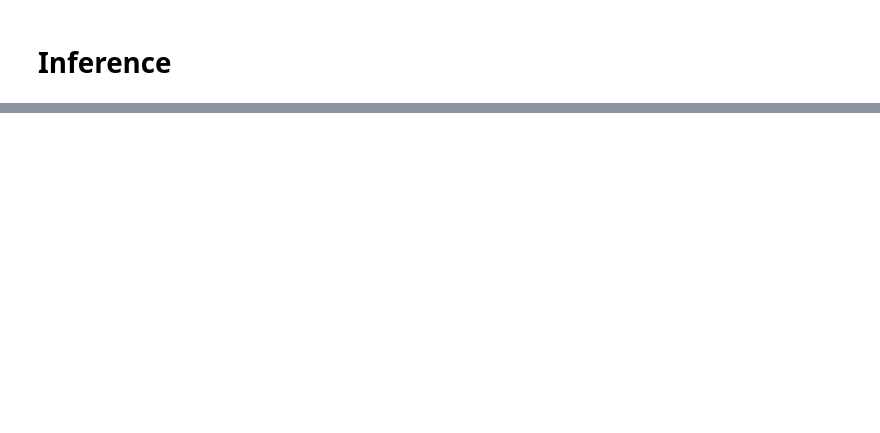
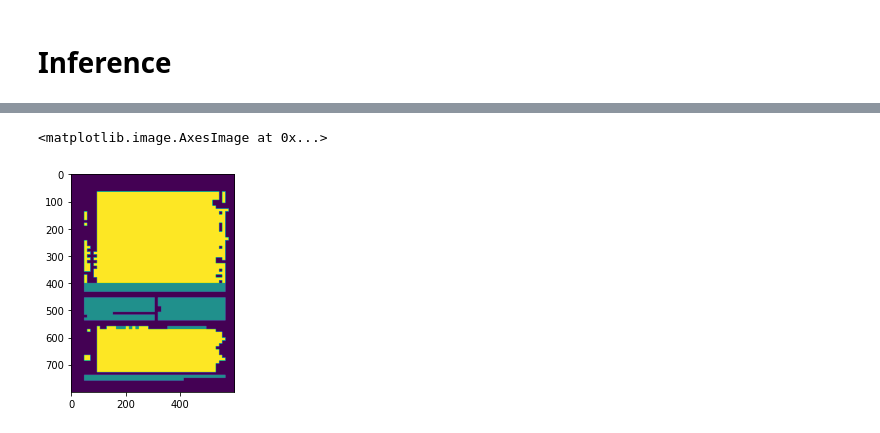
Before and after one commit to kumgleb/OCR_doc_layout, a Jupyter notebook: train.ipynb, the cells around one changed output, grey strips where cells are left out. Saved outputs shown, nothing was run; the diff lists cells and outputs as text; code cells hidden in the pictures; blank space fills up the shorter version.

```diff
--- a/train.ipynb
+++ b/train.ipynb
@@ -153,0 +183,2 @@ ax[2].imshow(prd[0, ...].detach().cpu().numpy())
+# %%
+prd_res = F.interpolate(prd.unsqueeze(0).type(torch.float32), (800, 600), mode="nearest")
@@ -153,0 +189,5 @@ ax[2].imshow(prd[0, ...].detach().cpu().numpy())
+# %%
+plt.imshow(prd_res[0, 2, ...].detach().cpu().numpy())
+# %% [output]
+<matplotlib.image.AxesImage at 0x...>
+[figure, added]
```
Also changed, not shown: parts of 15 cells of this notebook, 1 other file.
